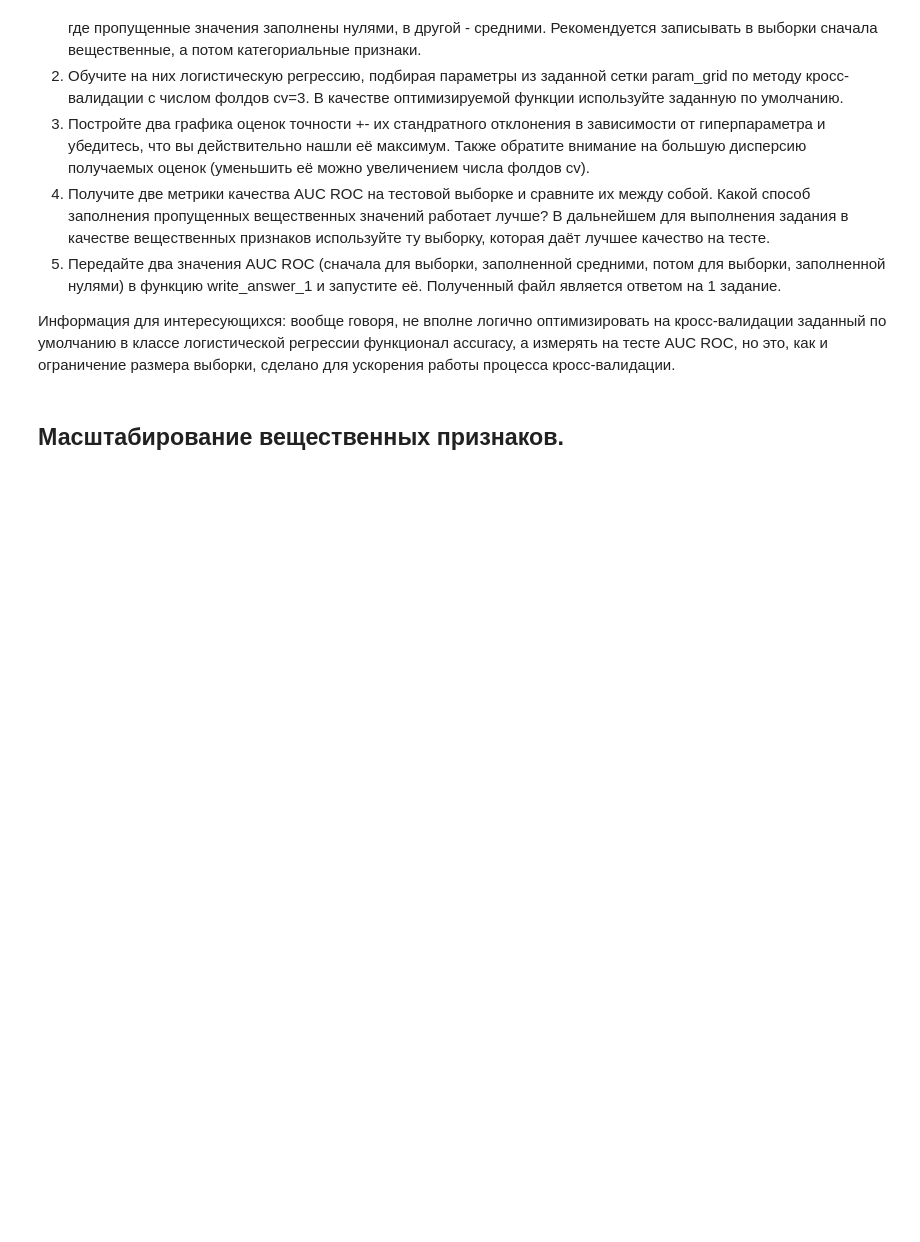
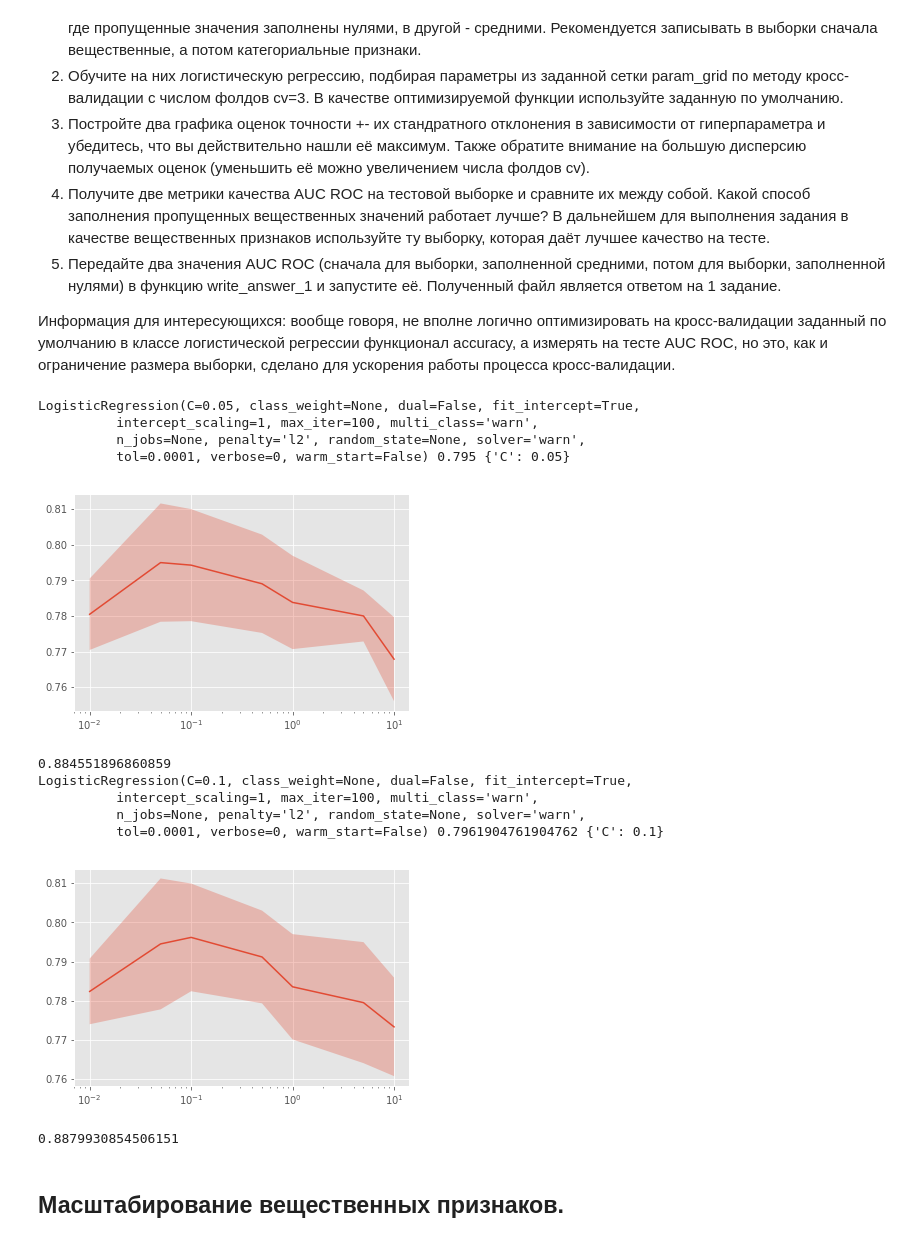
Before and after one commit to dpustovarov/machine-learning-data-analysis, a Jupyter notebook: 2-supervised-learning/week-3/Preprocessing_LR_Coursera.ipynb, the cells around one changed output. Saved outputs shown, nothing was run; the diff lists cells and outputs as text; code cells hidden in the pictures; blank space fills up the shorter version.

```diff
--- a/2-supervised-learning/week-3/Preprocessing_LR_Coursera.ipynb
+++ b/2-supervised-learning/week-3/Preprocessing_LR_Coursera.ipynb
@@ -232,29 +271,56 @@ from sklearn.model_selection import train_test_split
 # %%
 from sklearn.linear_model import LogisticRegression
 from sklearn.model_selection import GridSearchCV
 from sklearn.metrics import roc_auc_score
 
 def plot_scores(optimizer):
     scores=[]
     for i in range(len(optimizer.cv_results_['params'])):
         scores.append([optimizer.cv_results_['params'][i]['C'],
                 optimizer.cv_results_['mean_test_score'][i],
                 optimizer.cv_results_['std_test_score'][i]])
     scores = np.array(scores)
     plt.semilogx(scores[:,0], scores[:,1])
     plt.fill_between(scores[:,0], scores[:,1]-scores[:,2],
                                   scores[:,1]+scores[:,2], alpha=0.3)
     plt.show()
 
 def write_answer_1(auc_1, auc_2):
     auc = (auc_1 + auc_2)/2
     with open("preprocessing_lr_answer1.txt", "w") as fout:
         fout.write(str(auc))
 
 param_grid = {'C': [0.01, 0.05, 0.1, 0.5, 1, 5, 10]}
 cv = 3
 
-# place your code here
+optimizer = GridSearchCV(LogisticRegression(), param_grid, cv=cv, n_jobs=-1)
+optimizer.fit(np.hstack((X_train_real_zeros, X_train_cat_oh)), y_train)
+print(optimizer.best_estimator_, optimizer.best_score_, optimizer.best_params_)
+plot_scores(optimizer)
+auc_zeros = roc_auc_score(y_test, optimizer.predict_proba(np.hstack((X_test_real_zeros, X_test_cat_oh)))[:,1])
+print(auc_zeros)
+
+optimizer = GridSearchCV(LogisticRegression(), param_grid, cv=cv, n_jobs=-1)
+optimizer.fit(np.hstack((X_train_real_mean, X_train_cat_oh)), y_train)
+print(optimizer.best_estimator_, optimizer.best_score_, optimizer.best_params_)
+plot_scores(optimizer)
+auc_mean = roc_auc_score(y_test, optimizer.predict_proba(np.hstack((X_test_real_mean, X_test_cat_oh)))[:,1])
+print(auc_mean)
+
+write_answer_1(auc_zeros, auc_mean)
+# %% [output]
+LogisticRegression(C=0.05, class_weight=None, dual=False, fit_intercept=True,
+          intercept_scaling=1, max_iter=100, multi_class='warn',
+          n_jobs=None, penalty='l2', random_state=None, solver='warn',
+          tol=0.0001, verbose=0, warm_start=False) 0.795 {'C': 0.05}
+[figure, added]
+0.884551896860859
+LogisticRegression(C=0.1, class_weight=None, dual=False, fit_intercept=True,
+          intercept_scaling=1, max_iter=100, multi_class='warn',
+          n_jobs=None, penalty='l2', random_state=None, solver='warn',
+          tol=0.0001, verbose=0, warm_start=False) 0.7961904761904762 {'C': 0.1}
+[figure, added]
+0.8879930854506151
 # %% [markdown]
 ## Масштабирование вещественных признаков.
 # %% [markdown]
```
Also changed, not shown: parts of 31 cells of this notebook, 6 other files.
